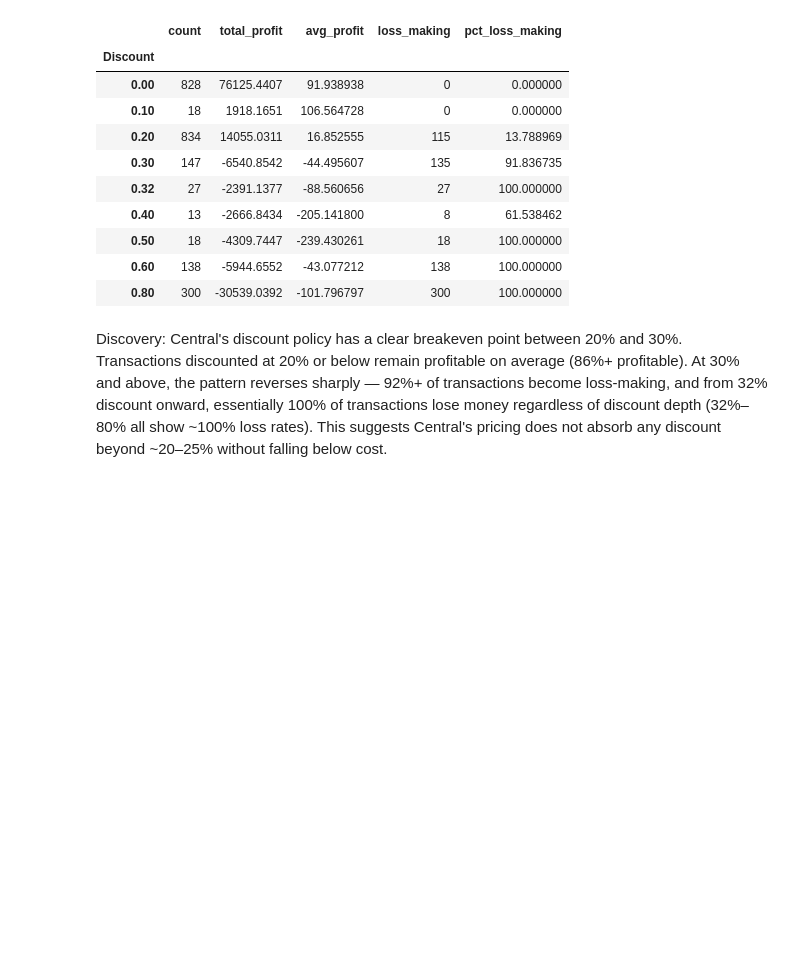
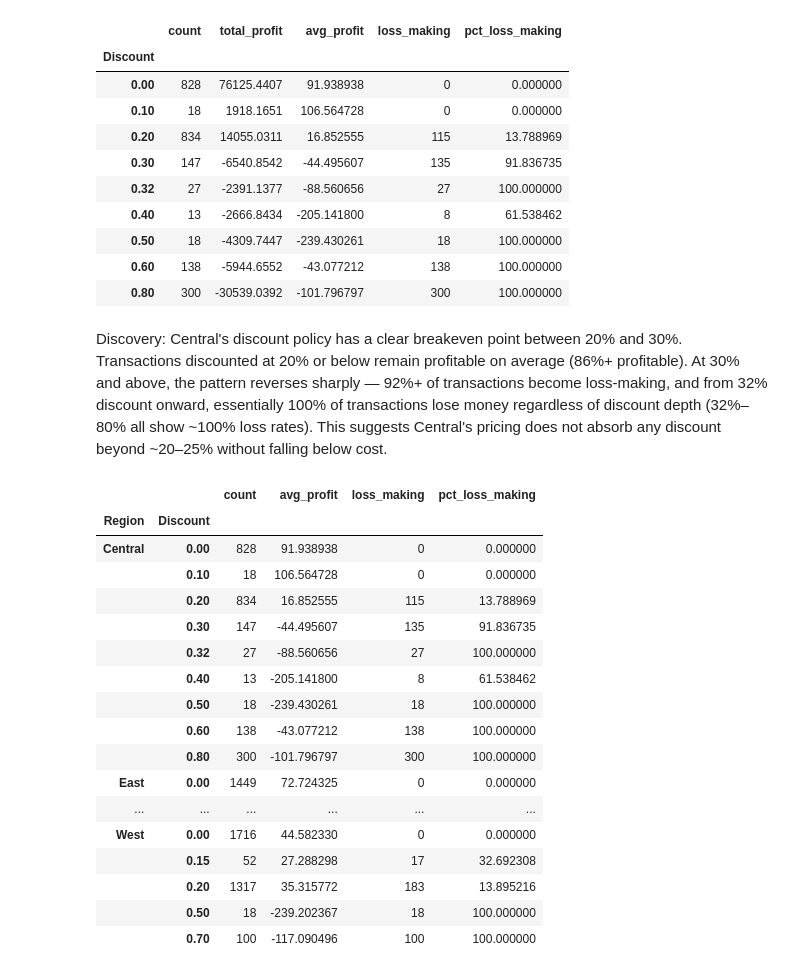
Before and after one commit to AustinNgugi/Sales-Analysis, a Jupyter notebook: sales.ipynb, the cells around one changed output. Saved outputs shown, nothing was run; the diff lists cells and outputs as text; code cells hidden in the pictures; blank space fills up the shorter version.

```diff
--- a/sales.ipynb
+++ b/sales.ipynb
@@ -652,3 +652,30 @@ discount_analysis.sort_index()
 | 0.80 | 300 | -30539.0392 | -101.796797 | 300 | 100.000000 |
 # %% [markdown]
 Discovery: Central's discount policy has a clear breakeven point between 20% and 30%. Transactions discounted at 20% or below remain profitable on average (86%+ profitable). At 30% and above, the pattern reverses sharply — 92%+ of transactions become loss-making, and from 32% discount onward, essentially 100% of transactions lose money regardless of discount depth (32%–80% all show ~100% loss rates). This suggests Central's pricing does not absorb any discount beyond ~20–25% without falling below cost.
+# %%
+region_discount=df.groupby(['Region','Discount'])['Profit'].agg(
+    count='count',
+    avg_profit='mean',
+    loss_making= lambda x:(x < 0).sum()
+)
+region_discount['pct_loss_making'] = (region_discount['loss_making'] / region_discount['count']) * 100
+region_discount
+# %% [output]
+|  |  | count | avg_profit | loss_making | pct_loss_making |
+| Region | Discount |  |  |  |  |
+| Central | 0.00 | 828 | 91.938938 | 0 | 0.000000 |
+|  | 0.10 | 18 | 106.564728 | 0 | 0.000000 |
+|  | 0.20 | 834 | 16.852555 | 115 | 13.788969 |
+|  | 0.30 | 147 | -44.495607 | 135 | 91.836735 |
+|  | 0.32 | 27 | -88.560656 | 27 | 100.000000 |
+|  | 0.40 | 13 | -205.141800 | 8 | 61.538462 |
+|  | 0.50 | 18 | -239.430261 | 18 | 100.000000 |
+|  | 0.60 | 138 | -43.077212 | 138 | 100.000000 |
+|  | 0.80 | 300 | -101.796797 | 300 | 100.000000 |
+| East | 0.00 | 1449 | 72.724325 | 0 | 0.000000 |
+| ... | ... | ... | ... | ... | ... |
+| West | 0.00 | 1716 | 44.582330 | 0 | 0.000000 |
+|  | 0.15 | 52 | 27.288298 | 17 | 32.692308 |
+|  | 0.20 | 1317 | 35.315772 | 183 | 13.895216 |
+|  | 0.50 | 18 | -239.202367 | 18 | 100.000000 |
+|  | 0.70 | 100 | -117.090496 | 100 | 100.000000 |
```
Also changed, not shown: parts of 18 cells of this notebook, 1 other file.
